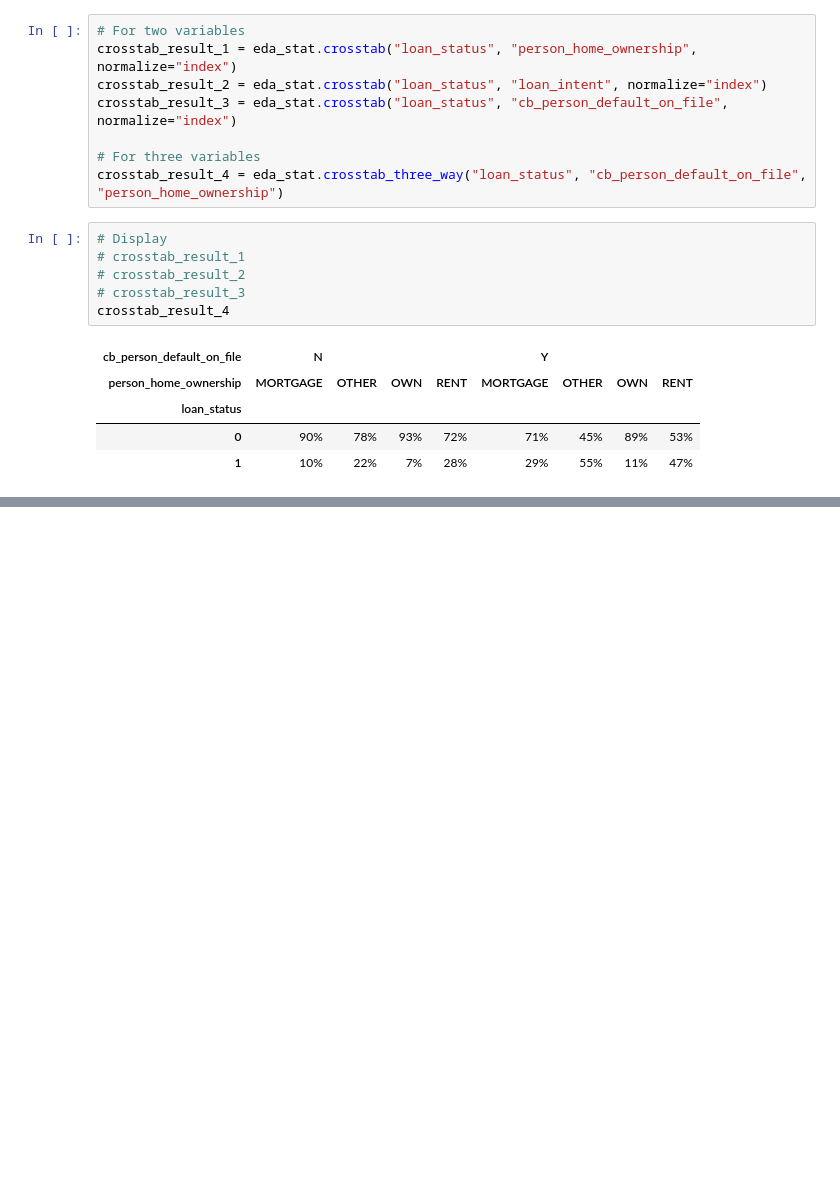
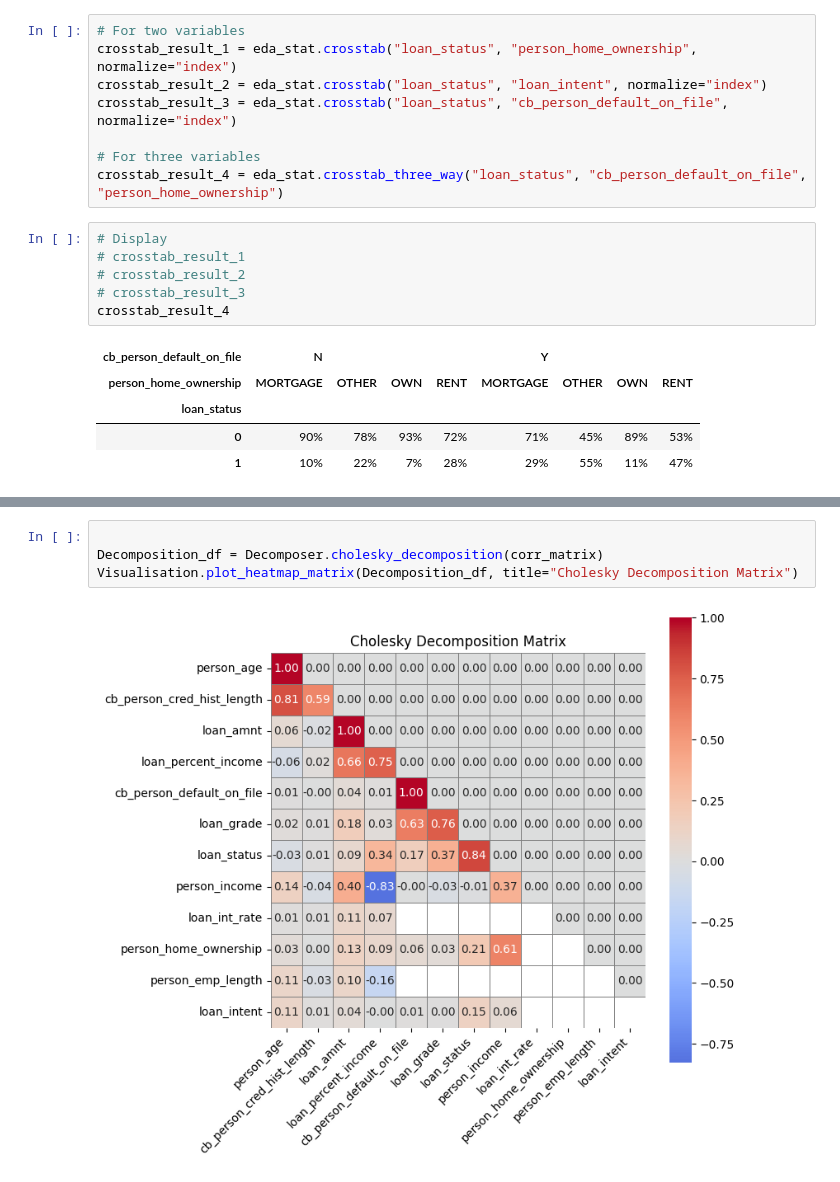
Before and after one commit to soleimanihamed/Daanish, a Jupyter notebook: projects/probability_of_default/main.ipynb, the cells around one changed output, grey strips where cells are left out. Saved outputs shown, nothing was run; the diff lists cells and outputs as text; blank space fills up the shorter version.

```diff
--- a/projects/probability_of_default/main.ipynb
+++ b/projects/probability_of_default/main.ipynb
@@ -306,0 +303,6 @@ Excel file saved to c:\Data Science Projects\Daanish\projects\probability_of_def
+# %%
+
+Decomposition_df = Decomposer.cholesky_decomposition(corr_matrix)
+Visualisation.plot_heatmap_matrix(Decomposition_df, title="Cholesky Decomposition Matrix")
+# %% [output]
+[figure, added]
```
Also changed, not shown: parts of 4 cells of this notebook, 6 other files.
